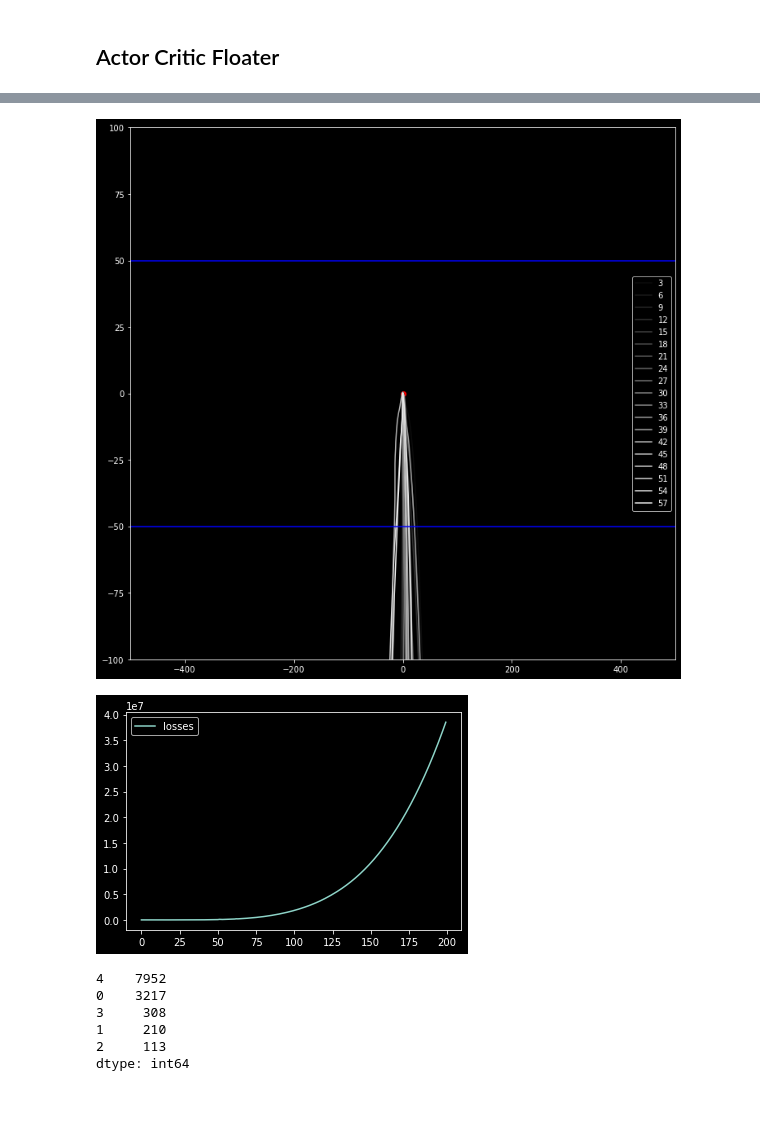
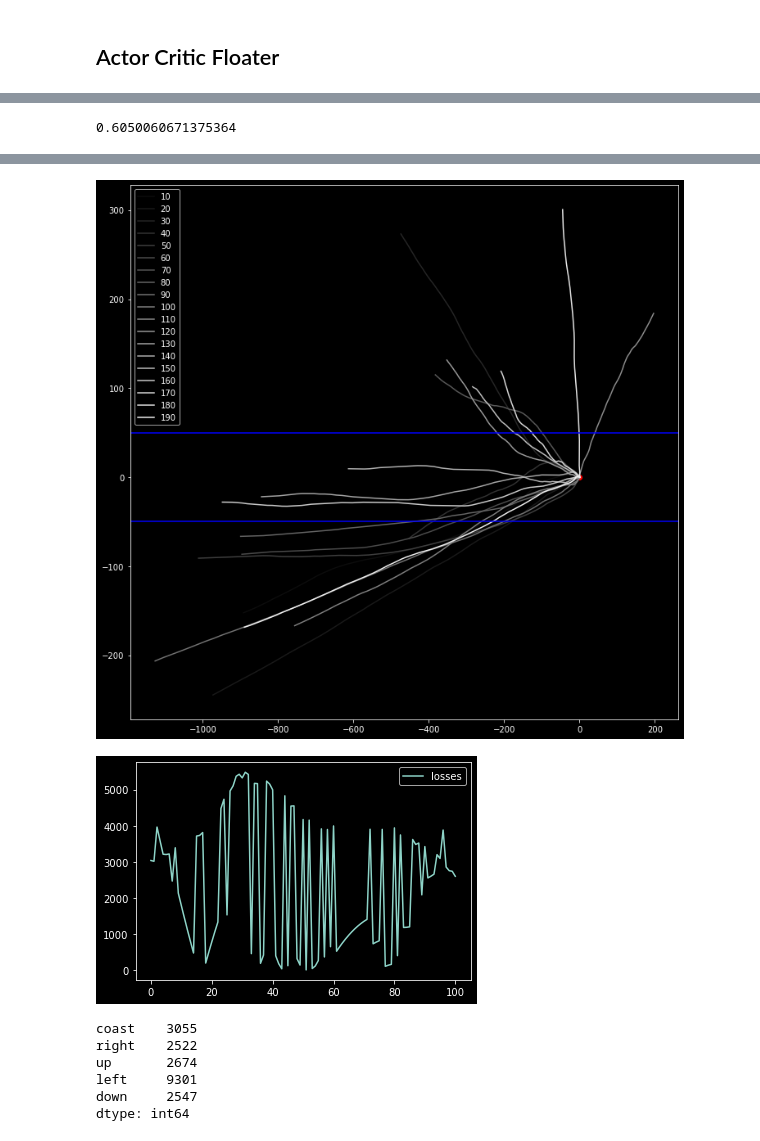
Before and after one commit to dtersegno/cannon, a Jupyter notebook: floater.ipynb, the cells around one changed output, grey strips where cells are left out. Cells and saved outputs as stored; diff of their text form; code cells hidden in the pictures; blank space fills up the shorter version.

```diff
--- a/floater.ipynb
+++ b/floater.ipynb
@@ -160,8 +160,8 @@ Rocket out of fuel at 100.09999999999859
 # %%
 class Pilot(tf.keras.Model):
-    def __init__(self, num_outputs = 5, common_layer_size = 128):
+    def __init__(self, num_outputs = 5, common_layer_size = 4):
         super().__init__()
-        tf.random.set_seed(0)
+        tf.random.set_seed(5550)
         self.common1 = tf.keras.layers.Dense(common_layer_size, activation='relu')
         self.dropout = tf.keras.layers.Dropout(0.5)
         self.actor = tf.keras.layers.Dense(num_outputs, activation='softmax')
@@ -177,23 +177,32 @@ seed = 20224
 rng = np.random.default_rng(seed)
+# %%
+(0.99)**50
+# %% [output]
+0.6050060671375364
 # %%
 num_actions = 5
 pilot = Pilot(num_outputs=num_actions)
+# %%
+learning_rate = tf.keras.optimizers.schedules.ExponentialDecay(0.0005, 50, 0.99)
+optimizer = tf.optimizers.SGD(learning_rate=learning_rate)
+
+#learning_rate = 0.0001
+#optimizer = tf.optimizers.Adam(learning_rate = learning_rate,
+#                              beta_1=0.999,
+#                              beta_2=0.9)
 # %%
-
-
-learning_rate = 0.001
-optimizer = tf.optimizers.Adam(learning_rate=learning_rate)
+directions_dict = {0:'coast', 1:'right', 2:'up', 3:'left', 4:'down'}
 
 huber = tf.losses.Huber()
 
-target_altitude = -50.
+target_altitude = 50.
 
-num_epochs = 60
+num_epochs = 200
 num_updates = 20
 update_period = num_epochs // num_updates
 epoch_count = 0.
 
-max_time = 20.
+max_time = 10.
 
 
 
@@ -227,7 +236,8 @@ for epoch in range(1,num_epochs):
         losses = []
         for error, critic_value, action_prob in zip(errors_history, critic_values_history, action_probs_history):
             critic_error = huber([error], [critic_value])
-            losses.append( -tf.math.log(action_prob)*critic_error + critic_error)
+            losses.append(action_prob*critic_error + critic_error)
+#             losses.append(-tf.math.log(action_prob)*critic_error + critic_error)
         sum_losses = tf.reduce_mean(losses)
         grads = tape.gradient(sum_losses, pilot.trainable_variables)
         optimizer.apply_gradients(zip(grads, pilot.trainable_variables))
@@ -237,8 +247,8 @@ for epoch in range(1,num_epochs):
         template = 'Epoch {}, total loss {:.2f}, remaining fuel {:.3f}, time {:.2f} sec'
         print(template.format(epoch, sum_losses, rocket.wet_mass, rocket.stopwatch))
 plt.legend();
-plt.xlim(-500,500)
-plt.ylim(-100,100)
+# plt.xlim(-500,500)
+# plt.ylim(-100,100)
 plt.axhline(-50, color = 'blue')
 plt.axhline(50, color = 'blue')
 plt.scatter([[0]], [[0]], color = 'red')
@@ -250,5 +260,5 @@ plt.plot(losses, label = 'losses')
 plt.legend()
 plt.show();
 
-pd.Series(all_action_history).value_counts()
+pd.Series(all_action_history).replace(directions_dict).value_counts()[directions_dict.values()]
 # %% [output]
@@ -274,8 +284,8 @@ Epoch 57, total loss 7582582.00, remaining fuel 9.200, time 20.00 sec
-[figure, old version]
+[figure, new version]
-[figure, old version]
+[figure, new version]
-4    7952
-0    3217
-3     308
-1     210
-2     113
+coast    3055
+right    2522
+up       2674
+left     9301
+down     2547
 dtype: int64
```
Also changed, not shown: parts of 4 cells of this notebook.
